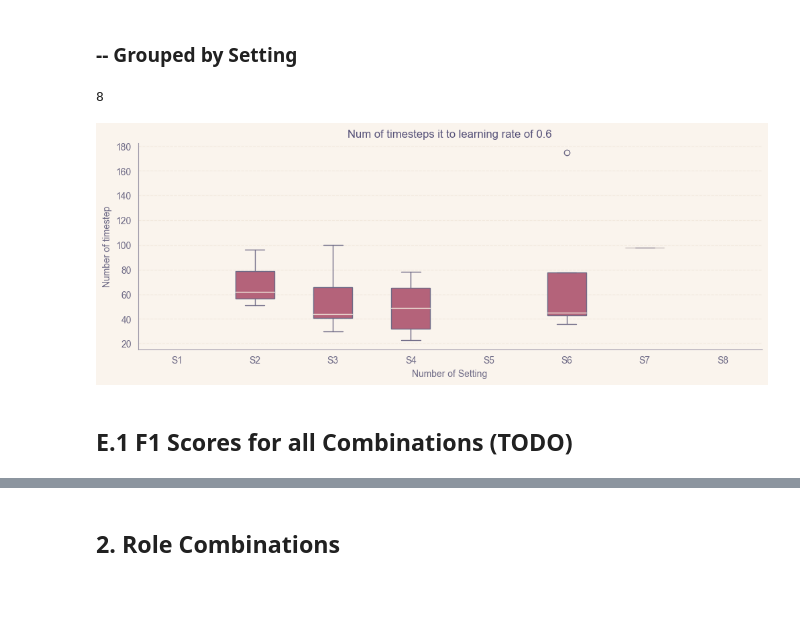
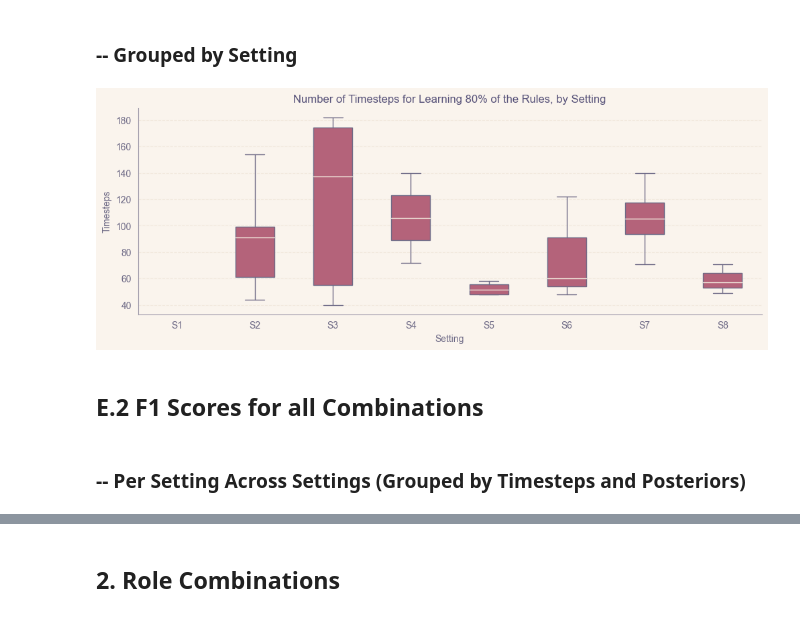
Before and after one commit to ninell-oldenburg/social-contracts, a Jupyter notebook: examples/eval_scripts/plots.ipynb, the cells around one changed output, grey strips where cells are left out. Cells and saved outputs as stored; diff of their text form; code cells hidden in the pictures.

```diff
--- a/examples/eval_scripts/plots.ipynb
+++ b/examples/eval_scripts/plots.ipynb
@@ -448,7 +447,7 @@ def extract_timesteps(input_df: pd.DataFrame, num_settings: int, setting_str: st
 
     return results
 # %%
-def extract_rules(input_df: pd.DataFrame, num_settings: int, rules: list, setting_str: str):
+def extract_rules(input_dfs: pd.DataFrame, num_settings: int, rules: list, setting_str: str):
     """
     Returns list of dicts with each dict representing one run with extracted rule posteriors.
 
@@ -462,7 +461,7 @@ def extract_rules(input_df: pd.DataFrame, num_settings: int, rules: list, settin
     for i in range(num_settings):
         for j in range(13):
             # Load the corresponding dataframe
-            df = input_df[i][j]
+            df = input_dfs[i][j]
 
             active_rules = get_active_rules(i, setting_str)
             if "" in active_rules:
@@ -538,7 +637,6 @@ def plot_timestep_per_percentage(continuous_timesteps: list,
             cleandata= [x for x in data if str(x) != 'nan']
             boxplot_data[idx] = cleandata
 
-        print(len(boxplot_data))
         plt.boxplot(boxplot_data, labels=labels, patch_artist=True)
         """for patch, color in zip(bplot['boxes'], colors):
             patch.set_facecolor(color)"""
@@ -546,7 +644,7 @@ def plot_timestep_per_percentage(continuous_timesteps: list,
     # plt.legend(boxplot_data, rules, bbox_to_anchor=(1.01, 1), loc=2, borderaxespad=0.)
     plt.xlabel('Setting')
     plt.ylabel('Timesteps')
-    plt.title(f'Num of Timesteps to Learn {percentage*100} of the Rules')
+    plt.title(f'Number of Timesteps for Learning {int(percentage*100)}% of the Rules, by Setting')
     plt.show()
 # %%
 def plot_percentage_per_timestep(continuous_timesteps: list,
@@ -698,11 +852,12 @@ def plot_rule_timestep_at_percentage(all_values: list,
 # %%
 num_settings = 32
 setting_str = 'rules' # 'rules' or 'test'
+df_list = rules_dfs
 
-timestep_results = extract_timesteps(rules_dfs, num_settings=num_settings, setting_str=setting_str,
+timestep_results = extract_timesteps(input_dfs=df_list, num_settings=num_settings, setting_str=setting_str,
                 target_percentages=target_percentages, target_timesteps=target_timesteps)
 
-single_rule_results = extract_rules(rules_dfs, num_settings=num_settings, rules=ALL_RULES, setting_str=setting_str)
+single_rule_results = extract_rules(input_dfs=df_list, num_settings=num_settings, rules=ALL_RULES, setting_str=setting_str)
 
 percentages_all = [[[0 for _ in range(num_timesteps)] for _ in range(num_trials)] for _ in range(num_settings)]
 timesteps_all = [[[0 for _ in range(num_timesteps)] for _ in range(num_trials)] for _ in range(num_settings)]
@@ -815,12 +1010,13 @@ plot_timestep_per_percentage(continuous_timesteps=continuous_timesteps, percenta
 # %%
 num_settings = 8
 setting_str = 'test' # 'rules' or 'test'
+df_list = test_dfs
 
-results = extract_timesteps(rules_dfs, num_settings=num_settings, setting_str=setting_str,
+results = extract_timesteps(input_dfs=df_list, num_settings=num_settings, setting_str=setting_str,
                 target_percentages=target_percentages, target_timesteps=target_timesteps)
 
 ALL_RULES = PROHIBITIONS + OBLIGATION_FARMER + OBLIGATION_CLEANER + OBLIGATION_FREE
-single_rule_results = extract_rules(rules_dfs, num_settings=num_settings, rules=ALL_RULES, setting_str=setting_str)
+single_rule_results = extract_rules(input_dfs=df_list, num_settings=num_settings, rules=ALL_RULES, setting_str=setting_str)
 
 percentages_all = [[[0 for _ in range(num_timesteps)] for _ in range(num_trials)] for _ in range(num_settings)]
 timesteps_all = [[[0 for _ in range(num_timesteps)] for _ in range(num_trials)] for _ in range(num_settings)]
@@ -889,9 +1106,10 @@ plot_rule_timestep_at_percentage(all_values=continuous_rules, percentage=0.8)
 # %% [markdown]
 ### -- Grouped by Setting
 # %%
-plot_timestep_per_percentage(continuous_timesteps=continuous_timesteps, percentage=0.6)
+plot_timestep_per_percentage(continuous_timesteps=continuous_timesteps, percentage=0.8)
 # %% [output]
-8
-[figure, old version]
+[figure, new version]
 # %% [markdown]
-## E.1 F1 Scores for all Combinations (TODO)
+## E.2 F1 Scores for all Combinations
+# %% [markdown]
+### -- Per Setting Across Settings (Grouped by Timesteps and Posteriors)
```
Also changed, not shown: parts of 77 cells of this notebook, 1 other file.
